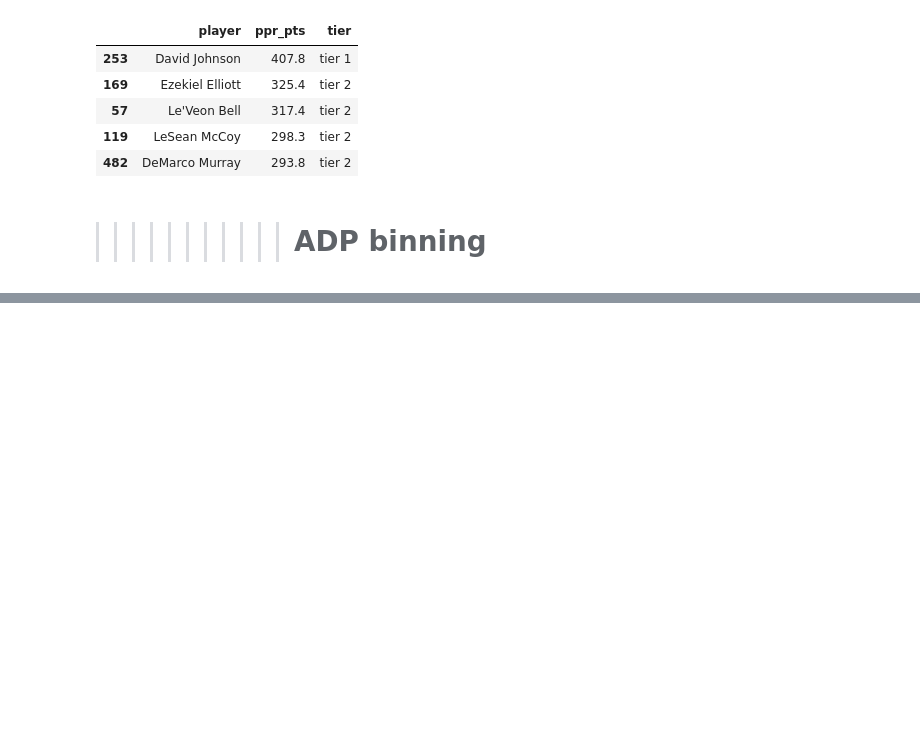
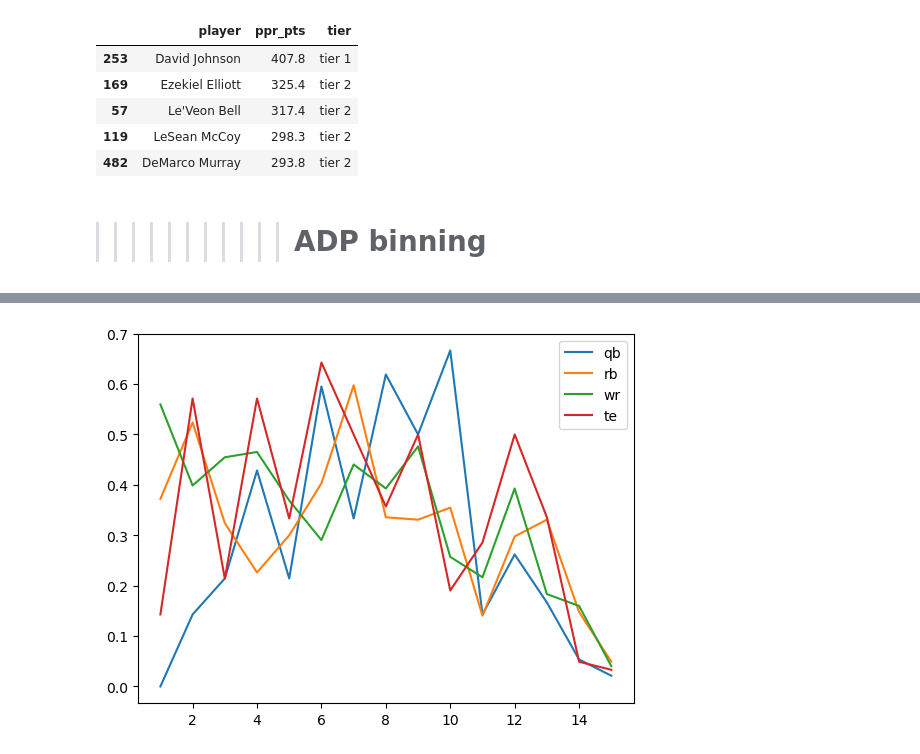
Before and after one commit to ffb-optimal-draft/ffb-draft-strategy, a Jupyter notebook: Smitty_clean_explore.ipynb, the cells around one changed output, grey strips where cells are left out. Cells and saved outputs as stored; diff of their text form; code cells hidden in the pictures; blank space fills up the shorter version.

```diff
--- a/Smitty_clean_explore.ipynb
+++ b/Smitty_clean_explore.ipynb
@@ -598,0 +665,2 @@ for i in range(0,len(df.index)):
+# %%
+df_by_round = pd.DataFrame(df_success.groupby('rounds').mean()[['qb','rb','wr','te']])
@@ -598,0 +678,6 @@ for i in range(0,len(df.index)):
+# %%
+plt.plot(df_by_round)
+plt.legend(['qb', 'rb', 'wr', 'te'])
+plt.show()
+# %% [output]
+[figure, added]
```
Also changed, not shown: parts of 34 cells of this notebook.
